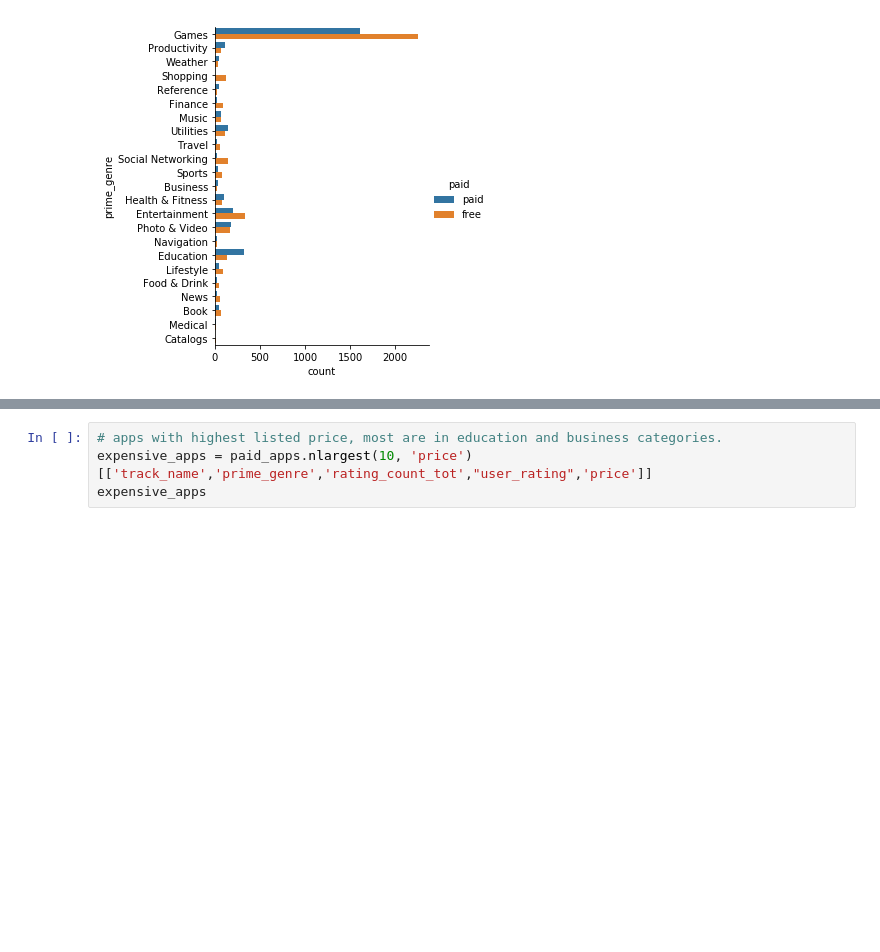
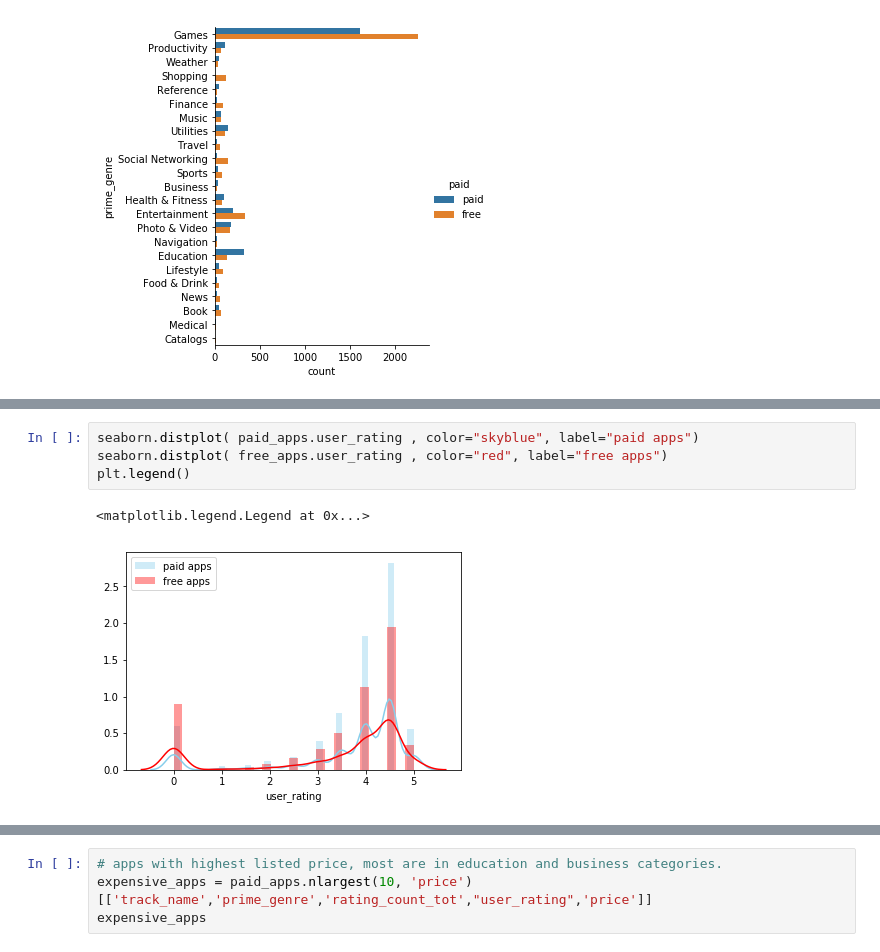
Before and after one commit to nanli-7/app-store-apple-data, a Jupyter notebook: apple-store-apps.ipynb, the cells around one changed output, grey strips where cells are left out. Drawn from its saved outputs; the diff is of its cells as text; blank space fills up the shorter version.

```diff
--- a/apple-store-apps.ipynb
+++ b/apple-store-apps.ipynb
@@ -268 +268,8 @@ Name: user_rating, dtype: float64
+# %%
+seaborn.distplot( paid_apps.user_rating , color="skyblue", label="paid apps")
+seaborn.distplot( free_apps.user_rating , color="red", label="free apps")
+plt.legend()
+# %% [output]
+<matplotlib.legend.Legend at 0x...>
+[figure, added]
 # %%
```
Also changed, not shown: parts of 18 cells of this notebook.
